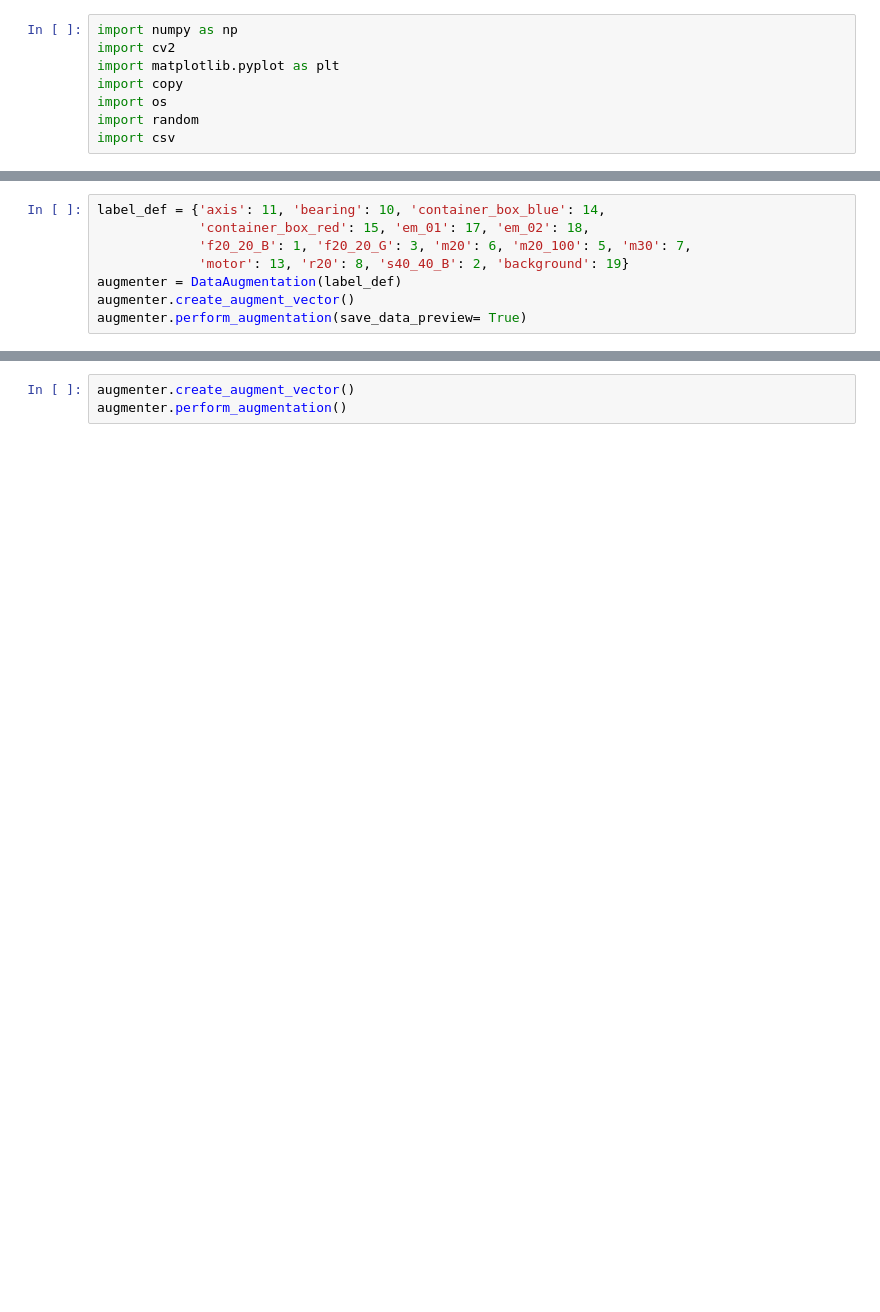
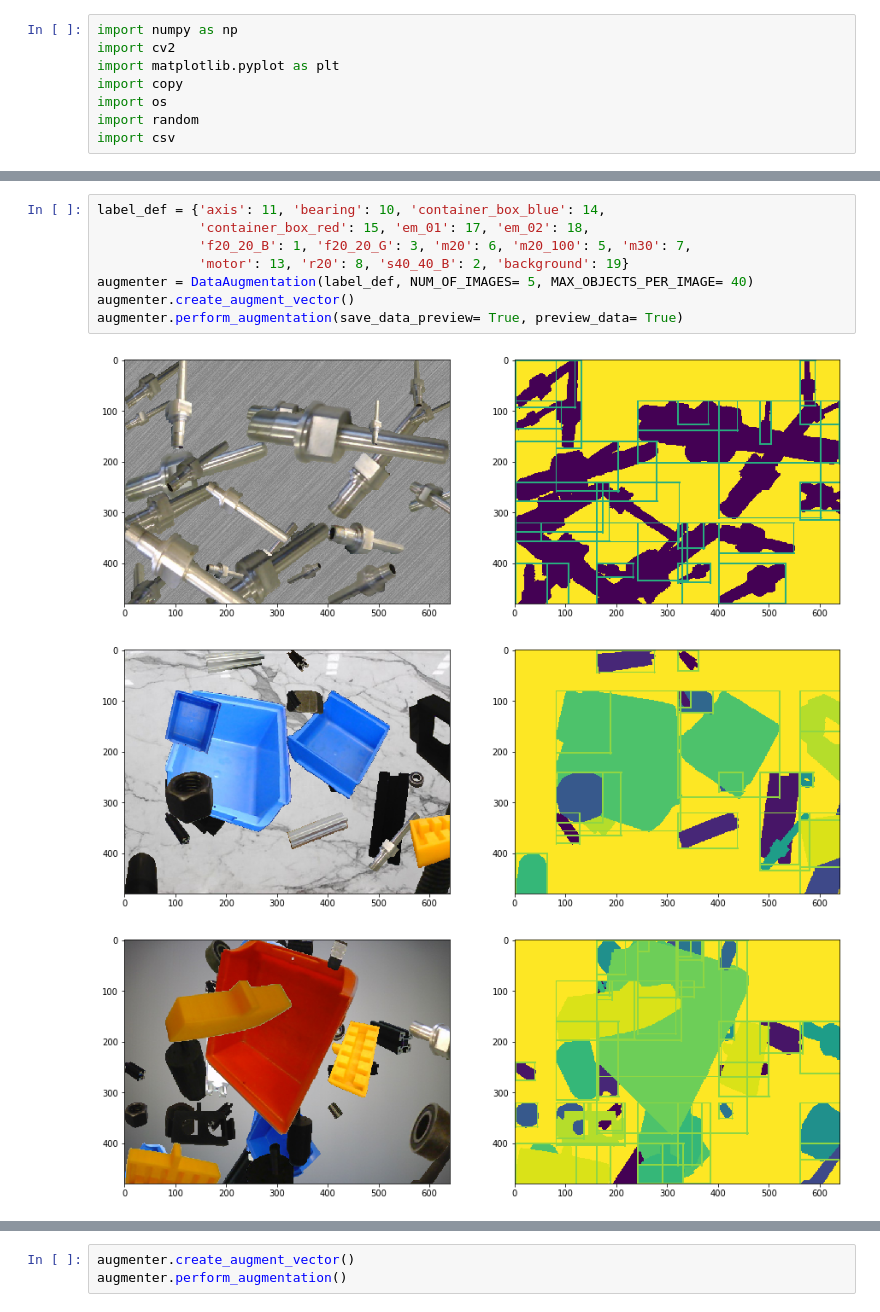
Before and after one commit to NareshGuru77/SemanticSegmentation, a Jupyter notebook: Dataset/data_augmentation/data_augmentation.ipynb, the cells around one changed output, grey strips where cells are left out. Drawn from its saved outputs; the diff is of its cells as text; blank space fills up the shorter version.

```diff
--- a/Dataset/data_augmentation/data_augmentation.ipynb
+++ b/Dataset/data_augmentation/data_augmentation.ipynb
@@ -205,8 +288,12 @@ class DataAugmentation():
 # %%
 label_def = {'axis': 11, 'bearing': 10, 'container_box_blue': 14,
              'container_box_red': 15, 'em_01': 17, 'em_02': 18,
              'f20_20_B': 1, 'f20_20_G': 3, 'm20': 6, 'm20_100': 5, 'm30': 7,
              'motor': 13, 'r20': 8, 's40_40_B': 2, 'background': 19}
-augmenter = DataAugmentation(label_def)
+augmenter = DataAugmentation(label_def, NUM_OF_IMAGES= 5, MAX_OBJECTS_PER_IMAGE= 40)
 augmenter.create_augment_vector()
-augmenter.perform_augmentation(save_data_preview= True)
+augmenter.perform_augmentation(save_data_preview= True, preview_data= True)
+# %% [output]
+[figure, added]
+[figure, added]
+[figure, added]
```
Also changed, not shown: parts of 2 cells of this notebook.
